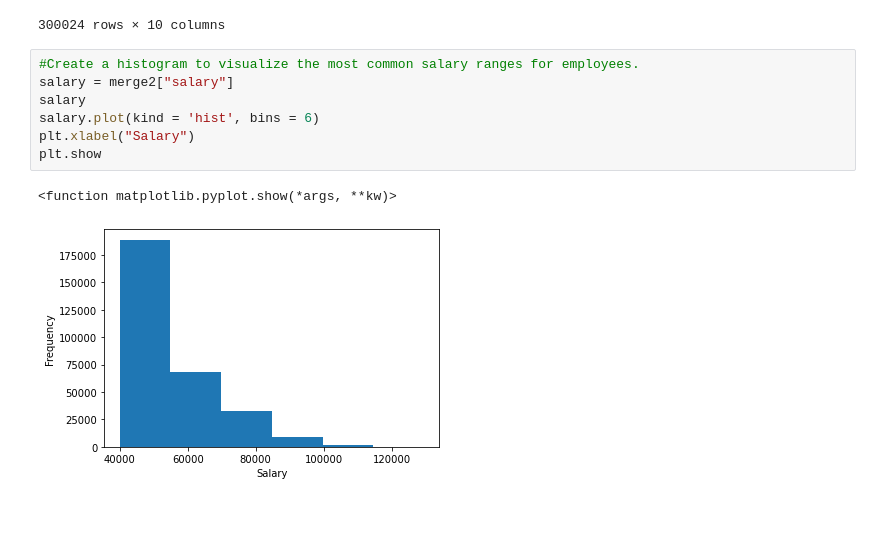
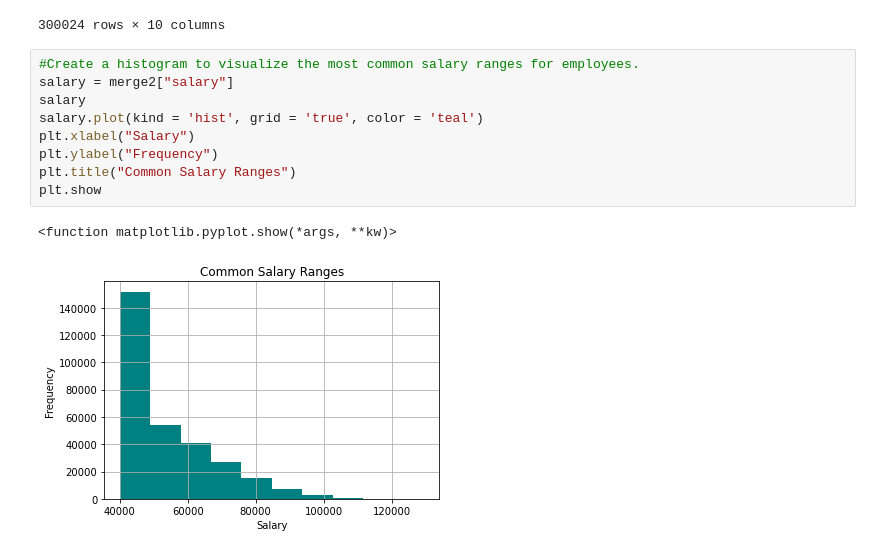
Before and after one commit to hvinoy/sql_challenge, a Jupyter notebook: employeeSQL/bonushw.ipynb, the cells around one changed output. Saved outputs shown, nothing was run; the diff lists cells and outputs as text; blank space fills up the shorter version.

```diff
--- a/employeeSQL/bonushw.ipynb
+++ b/employeeSQL/bonushw.ipynb
@@ -71,11 +78,13 @@ merge2
 # %%
 #Create a histogram to visualize the most common salary ranges for employees.
 salary = merge2["salary"]
 salary
-salary.plot(kind = 'hist', bins = 6)
+salary.plot(kind = 'hist', grid = 'true', color = 'teal')
 plt.xlabel("Salary")
+plt.ylabel("Frequency")
+plt.title("Common Salary Ranges")
 plt.show
 # %% [output]
 <function matplotlib.pyplot.show(*args, **kw)>
-[figure, old version]
+[figure, new version]
 # %%
```
Also changed, not shown: parts of 3 cells of this notebook.
